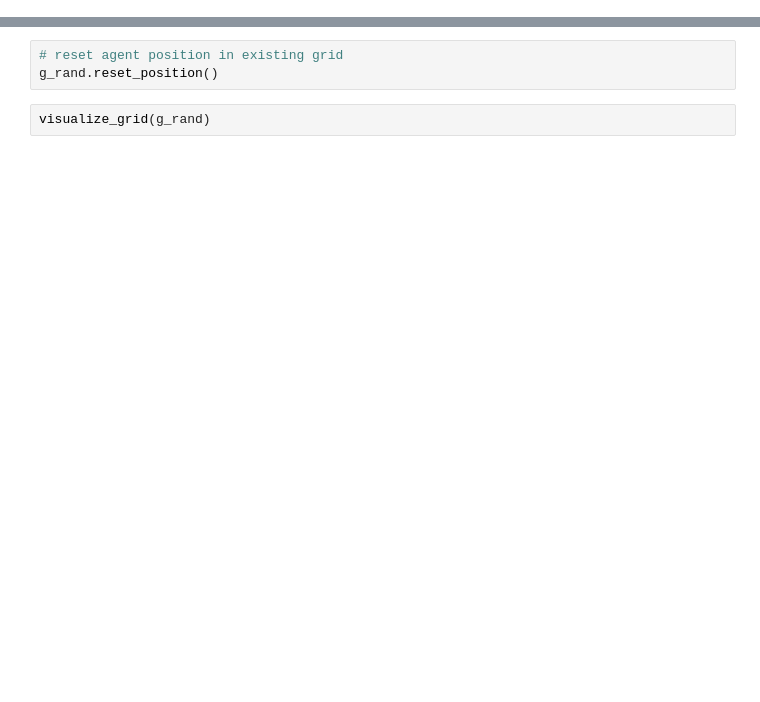
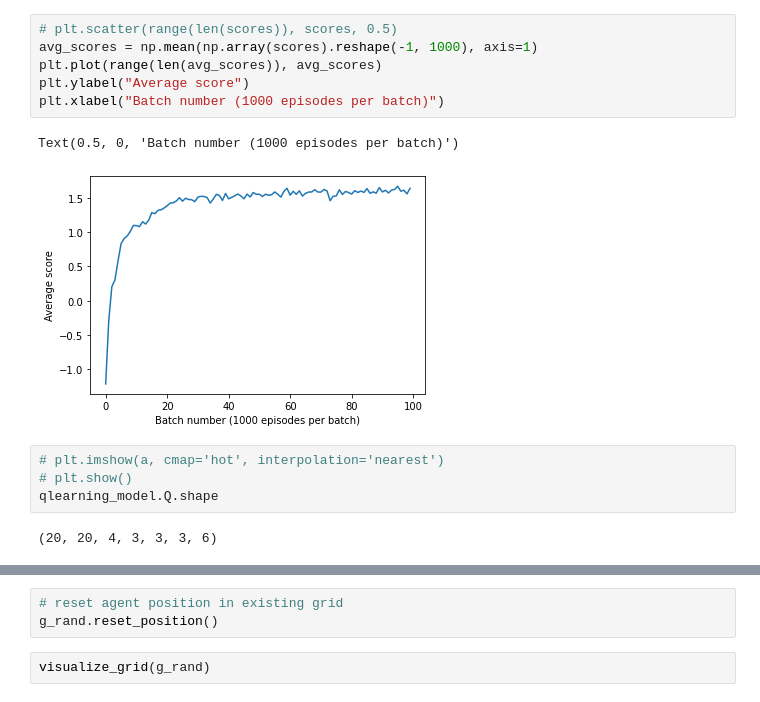
Before and after one commit to anujshetty/SearchAndResQ, a Jupyter notebook: Starter.ipynb, the cells around one changed output, grey strips where cells are left out. Saved outputs shown, nothing was run; the diff lists cells and outputs as text; blank space fills up the shorter version.

```diff
--- a/Starter.ipynb
+++ b/Starter.ipynb
@@ -70,3 +75,18 @@ visualize_grid(g_rand)
+# %%
+# plt.scatter(range(len(scores)), scores, 0.5)
+avg_scores = np.mean(np.array(scores).reshape(-1, 1000), axis=1)
+plt.plot(range(len(avg_scores)), avg_scores)
+plt.ylabel("Average score")
+plt.xlabel("Batch number (1000 episodes per batch)")
+# %% [output]
+Text(0.5, 0, 'Batch number (1000 episodes per batch)')
+[figure, added]
+# %%
+# plt.imshow(a, cmap='hot', interpolation='nearest')
+# plt.show()
+qlearning_model.Q.shape
+# %% [output]
+(20, 20, 4, 3, 3, 3, 6)
 # %%
 learned_policy = FixedPolicy(qlearning_model.extract_policy(), g_rand,qlearning_model)
 print(learned_policy.policy)
```
Also changed, not shown: parts of 15 cells of this notebook, 3 other files.
